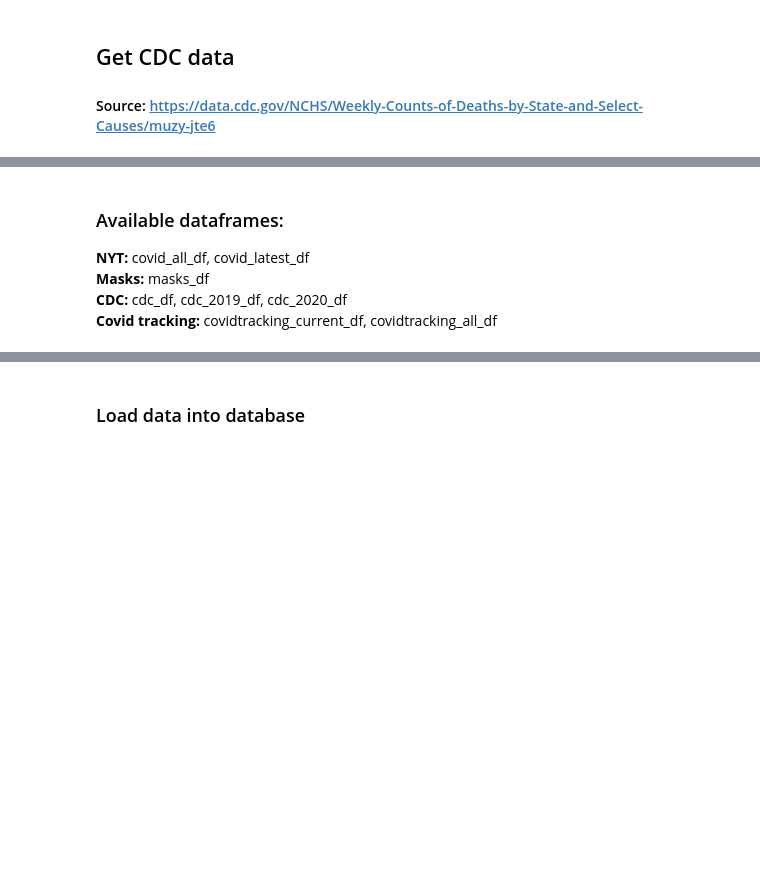
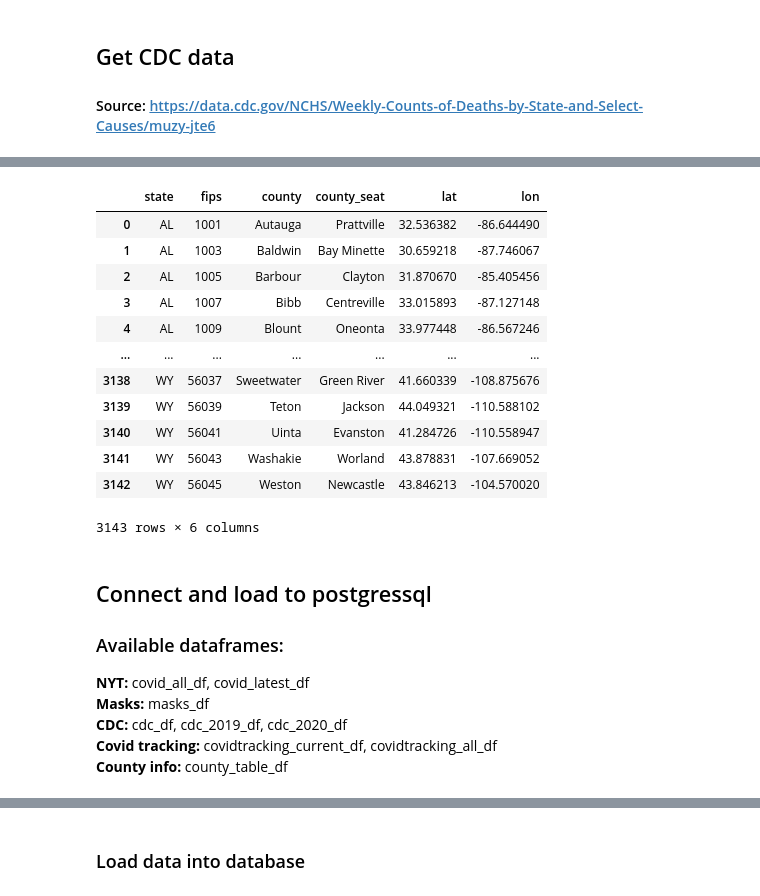
Before and after one commit to colbyhoke/project_2, a Jupyter notebook: scrape.ipynb, the cells around one changed output, grey strips where cells are left out. Cells and saved outputs as stored; diff of their text form; code cells hidden in the pictures; blank space fills up the shorter version.

```diff
--- a/scrape.ipynb
+++ b/scrape.ipynb
@@ -219,9 +226,56 @@ covidtracking_all_df.to_csv("test.csv")
+# %%
+# Scrape the county info table from Wikipedia
+county_url = 'https://en.wikipedia.org/wiki/User:Michael_J/County_table'
+county_table = pd.read_html(county_url)
+# %%
+# Grab the first table on the page and convert to dataframe
+county_table_df = county_table[0]
+
+# Drop columns we don't need
+county_table_df = county_table_df.drop(columns=['Land Areakm²','Land Areami²','Water Areakm²','Water Areami²','Total Areakm²','Total Areami²','Sort [1]','Population(2010)'])
+
+# Rename the columns
+county_table_df.columns = ['state','fips','county','county_seat','lat','lon']
+
+# Remove the + sign from latitude column
+county_table_df['lat'] = county_table_df['lat'].str[1:]
+county_table_df['lon'] = county_table_df['lon'].str[1:]
+
+# Remove degree symbol from lat and lon
+county_table_df['lat'] = county_table_df['lat'].str[:-1]
+county_table_df['lon'] = county_table_df['lon'].str[:-1]
+
+# Set as a float for lat and lon
+county_table_df['lat'] = county_table_df['lat'].astype(float)
+county_table_df['lon'] = county_table_df['lon'].astype(float)
+# %%
+# Convert the lon to an actual negative value (for all, since North America)
+county_table_df['lon'] = -county_table_df['lon']
+# %%
+# Display the dataframe
+county_table_df
+# %% [output]
+|  | state | fips | county | county_seat | lat | lon |
+| 0 | AL | 1001 | Autauga | Prattville | 32.536382 | -86.644490 |
+| 1 | AL | 1003 | Baldwin | Bay Minette | 30.659218 | -87.746067 |
+| 2 | AL | 1005 | Barbour | Clayton | 31.870670 | -85.405456 |
+| 3 | AL | 1007 | Bibb | Centreville | 33.015893 | -87.127148 |
+| 4 | AL | 1009 | Blount | Oneonta | 33.977448 | -86.567246 |
+| ... | ... | ... | ... | ... | ... | ... |
+| 3138 | WY | 56037 | Sweetwater | Green River | 41.660339 | -108.875676 |
+| 3139 | WY | 56039 | Teton | Jackson | 44.049321 | -110.588102 |
+| 3140 | WY | 56041 | Uinta | Evanston | 41.284726 | -110.558947 |
+| 3141 | WY | 56043 | Washakie | Worland | 43.878831 | -107.669052 |
+| 3142 | WY | 56045 | Weston | Newcastle | 43.846213 | -104.570020 |
+3143 rows × 6 columns
 # %% [markdown]
+## Connect and load to postgressql
 ### Available dataframes:
 <b>NYT:</b> covid_all_df, covid_latest_df <br>
 <b>Masks:</b> masks_df <br>
 <b>CDC:</b> cdc_df, cdc_2019_df, cdc_2020_df <br>
-<b>Covid tracking:</b> covidtracking_current_df, covidtracking_all_df
+<b>Covid tracking:</b> covidtracking_current_df, covidtracking_all_df<br>
+<b>County info:</b> county_table_df
 # %%
 # Connect to local database
 # Make sure you fill out the user / password for MySQL
```
Also changed, not shown: parts of 23 cells of this notebook.
